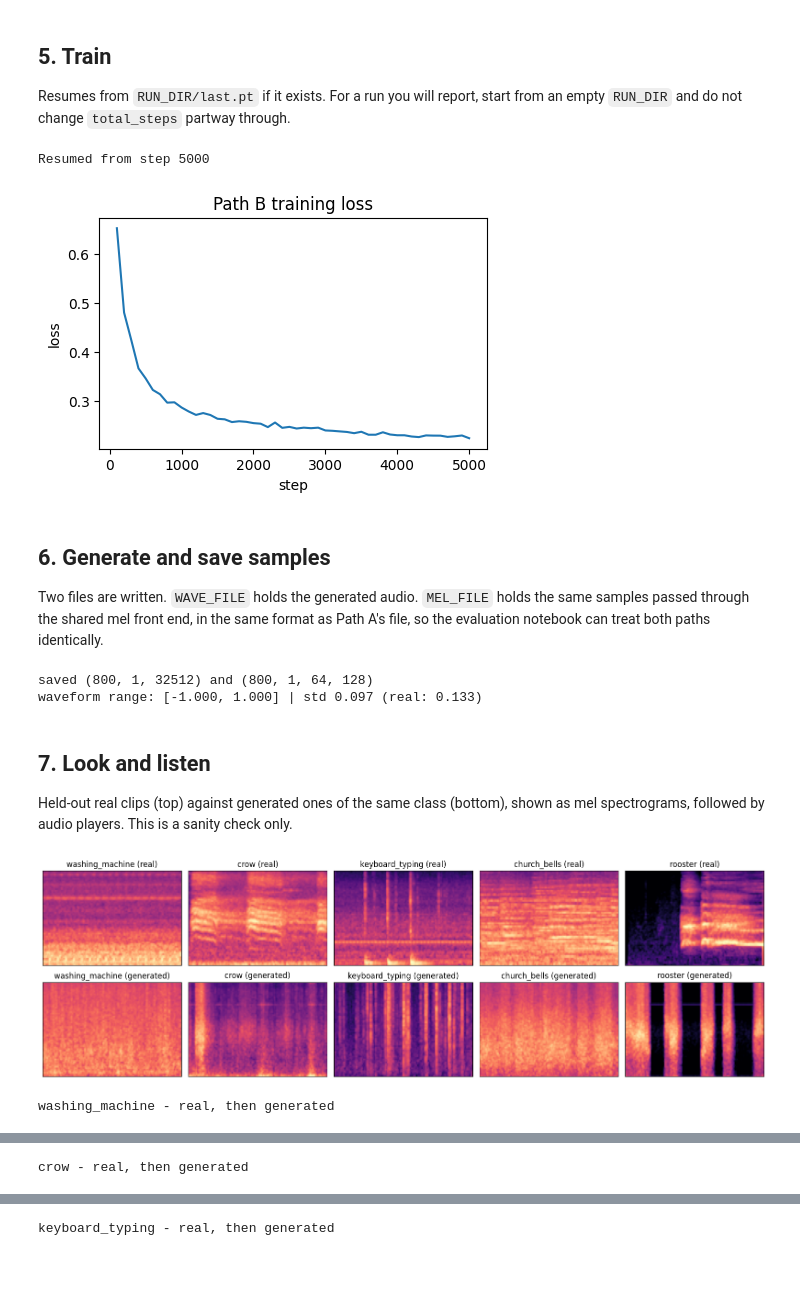
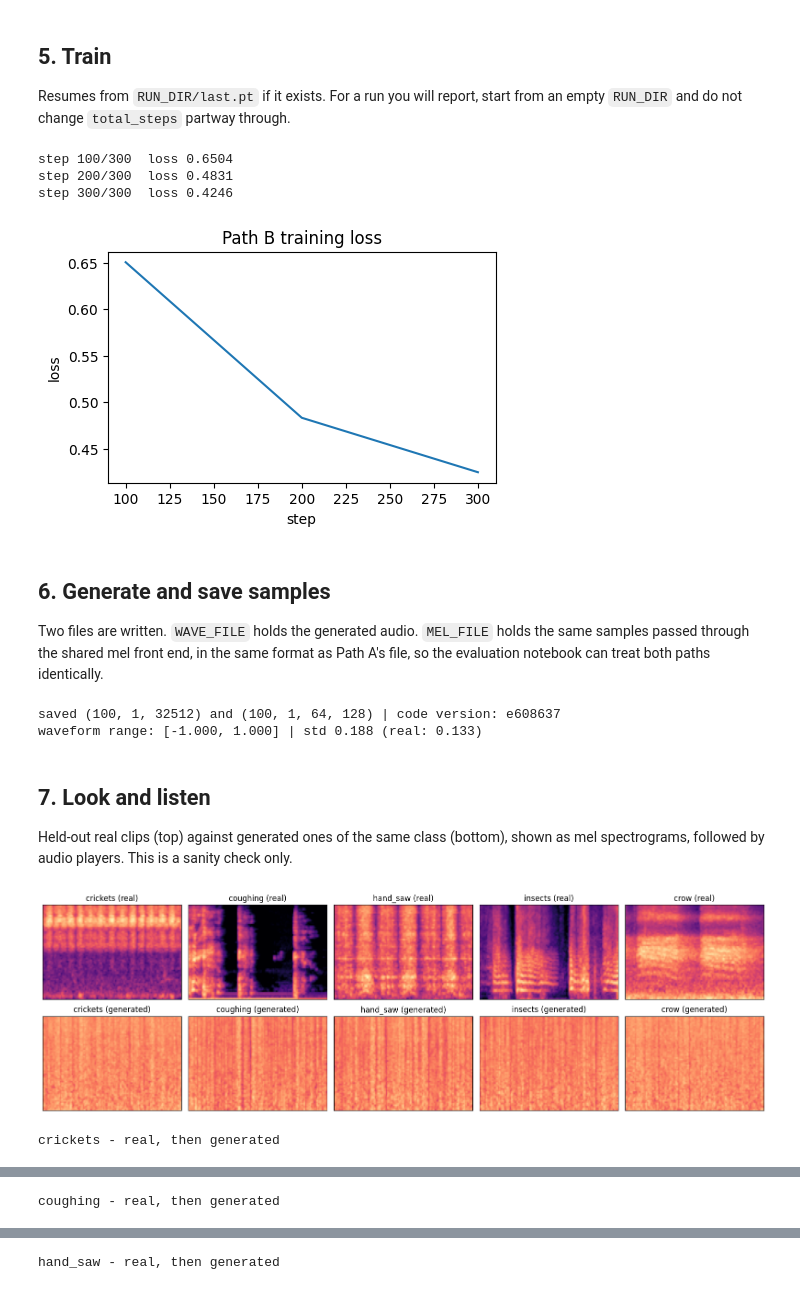
Before and after one commit to 1jvaldez1/audio-diffusion-synth, a Jupyter notebook: notebooks/path_b_waveform_diffusion.ipynb, the cells around one changed output, grey strips where cells are left out. Saved outputs shown, nothing was run; the diff lists cells and outputs as text; code cells hidden in the pictures.

```diff
--- a/notebooks/path_b_waveform_diffusion.ipynb
+++ b/notebooks/path_b_waveform_diffusion.ipynb
@@ -45,9 +44,9 @@ Device: cuda
 Shared settings come from `C.Config`. Keep `total_steps` equal to Path A's so the paths get
 the same training budget.
 # %%
-QUICK_TEST = False          # True: short run to check the notebook end to end
+QUICK_TEST = True          # True: short run to check the notebook end to end
 
-cfg = C.Config(total_steps=300, inference_steps=20) if QUICK_TEST else C.Config(total_steps=5000)
+cfg = C.Config(total_steps=300, inference_steps=20) if QUICK_TEST else C.Config()
 C.seed_everything(cfg.seed)
 
 # Path B settings
@@ -83,7 +82,7 @@ amplitudes and keeps everything inside [-1, 1]. The model works in the companded
 the output is expanded back to audio. Set `COMPAND = False` to run the raw-waveform ablation.
 # %%
 data = C.load_esc50(cfg)
-train_split, heldout_split = C.split_by_fold(data, cfg)
+train_split, val_split, heldout_split = C.split_by_fold(data, cfg)
 train_set = C.CropDataset(train_split, cfg)
 print(f"train clips: {len(train_split['waveforms'])} | held-out clips: {len(heldout_split['waveforms'])}")
 
@@ -248,8 +247,10 @@ plt.plot([cfg.log_every * (i + 1) for i in range(len(losses))], losses)
 plt.xlabel("step"); plt.ylabel("loss"); plt.title("Path B training loss")
 plt.show()
 # %% [output]
-Resumed from step 5000
+step 100/300  loss 0.6504
+step 200/300  loss 0.4831
+step 300/300  loss 0.4246
-[figure, old version]
+[figure, new version]
 # %% [markdown]
 ## 6. Generate and save samples
 
@@ -257,6 +258,8 @@ Two files are written. `WAVE_FILE` holds the generated audio. `MEL_FILE` holds t
 samples passed through the shared mel front end, in the same format as Path A's file, so
 the evaluation notebook can treat both paths identically.
 # %%
+commit = subprocess.check_output(["git", "-C", REPO_DIR, "rev-parse", "--short", "HEAD"]).decode().strip()
+
 gen_labels = C.balanced_labels(cfg, N_PER_CLASS)
 generated = C.sample(unet_b, forward_fn, SAMPLE_SHAPE, cfg, device,
                      labels=gen_labels, ema=ema, guidance=GUIDANCE, batch_size=32)
@@ -264,46 +267,48 @@ gen_wave = to_wave(generated)
 gen_mel = torch.cat([frontend(gen_wave[i : i + 64]).cpu() for i in range(0, len(gen_wave), 64)])
 
 meta = dict(path="B", guidance=GUIDANCE, steps=cfg.inference_steps, compand=COMPAND, mu=MU,
-            patch=PATCH, channels=CHANNELS, n_params=n_params, train_steps=cfg.total_steps)
+            patch=PATCH, channels=CHANNELS, n_params=n_params, train_steps=cfg.total_steps,
+            commit=commit)
 C.save_samples(WAVE_FILE, gen_wave, gen_labels, cfg, representation="waveform", **meta)
 C.save_samples(MEL_FILE, gen_mel, gen_labels, cfg, representation="mel", **meta)
-print("saved", tuple(gen_wave.shape), "and", tuple(gen_mel.shape))
+
+print("saved", tuple(gen_wave.shape), "and", tuple(gen_mel.shape), "| code version:", commit)
 print(f"waveform range: [{gen_wave.min():.3f}, {gen_wave.max():.3f}] | std {gen_wave.std():.3f} (real: {batch.std():.3f})")
 # %% [output]
-saved (800, 1, 32512) and (800, 1, 64, 128)
-waveform range: [-1.000, 1.000] | std 0.097 (real: 0.133)
+saved (100, 1, 32512) and (100, 1, 64, 128) | code version: e608637
+waveform range: [-1.000, 1.000] | std 0.188 (real: 0.133)
 # %% [markdown]
 ## 7. Look and listen
 
 Held-out real clips (top) against generated ones of the same class (bottom), shown as
 mel spectrograms, followed by audio players. This is a sanity check only.
 # %%
-ref_wave, ref_labels = C.reference_crops(heldout_split, cfg, k=1)
+ref_wave, ref_labels = C.reference_crops(val_split, cfg, k=1)
 show = torch.randperm(cfg.num_classes)[:5].tolist()
 
 fig, axes = plt.subplots(2, 5, figsize=(16, 5))
 for col, c in enumerate(show):
     real = frontend(ref_wave[ref_labels == c][:1])[0, 0].cpu()
     fake = gen_mel[gen_labels == c][0, 0]
     for row, (img, tag) in enumerate([(real, "real"), (fake, "generated")]):
         axes[row, col].imshow(img, origin="lower", aspect="auto", cmap="magma", vmin=-1, vmax=1)
         axes[row, col].set_title(f"{data['class_names'][c]} ({tag})")
         axes[row, col].set_xticks([]); axes[row, col].set_yticks([])
 plt.tight_layout(); plt.show()
 
 for c in show[:3]:
     print(data["class_names"][c], "- real, then generated")
     display(Audio(ref_wave[ref_labels == c][0, 0].numpy(), rate=cfg.sample_rate))
     display(Audio(gen_wave[gen_labels == c][0, 0].numpy(), rate=cfg.sample_rate))
 # %% [output]
-[figure, old version]
+[figure, new version]
-washing_machine - real, then generated
+crickets - real, then generated
 [interactive output not drawn]
 [interactive output not drawn]
-crow - real, then generated
+coughing - real, then generated
 [interactive output not drawn]
 [interactive output not drawn]
-keyboard_typing - real, then generated
+hand_saw - real, then generated
 [interactive output not drawn]
 [interactive output not drawn]
 # %%
```
Also changed, not shown: parts of 5 cells of this notebook.
